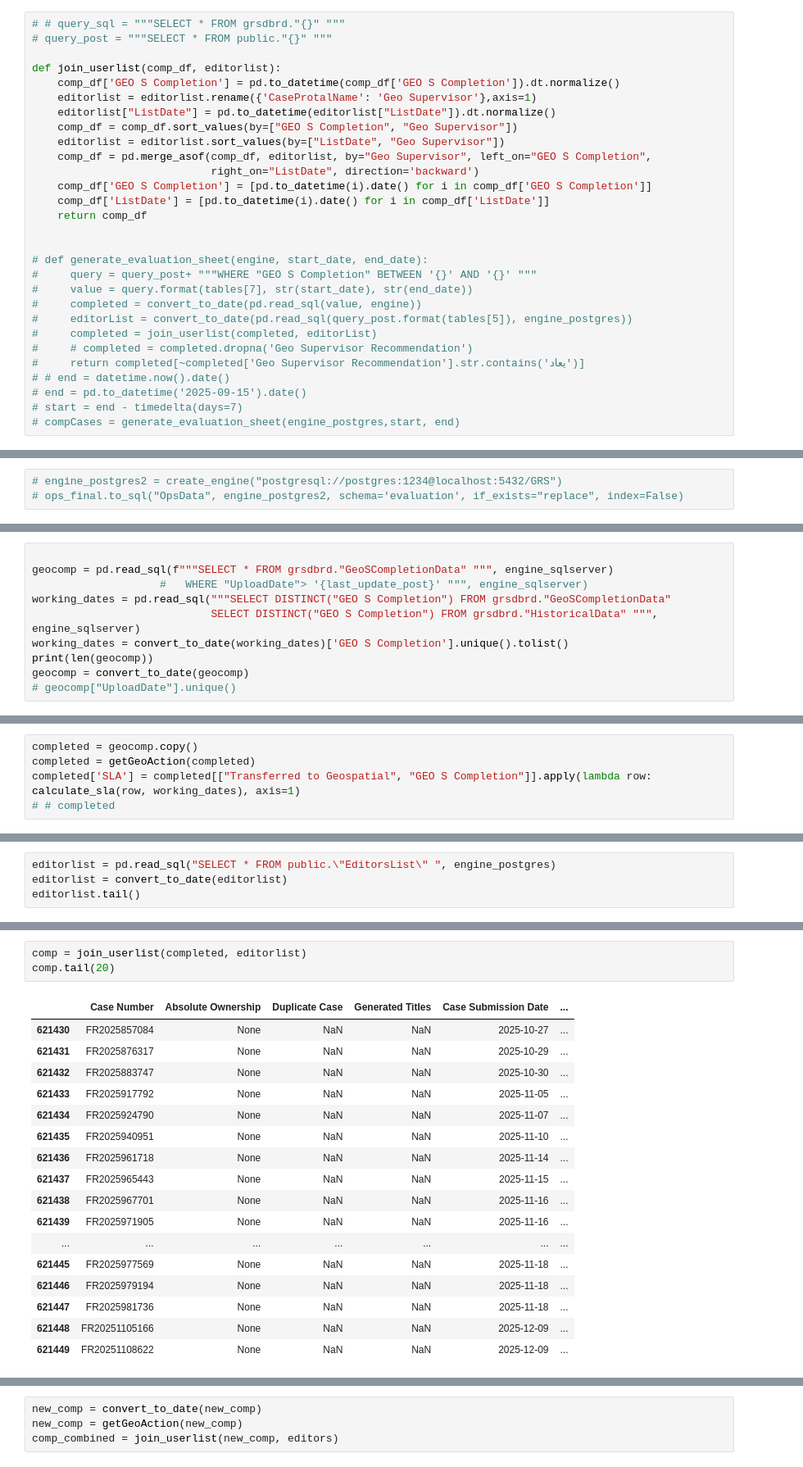
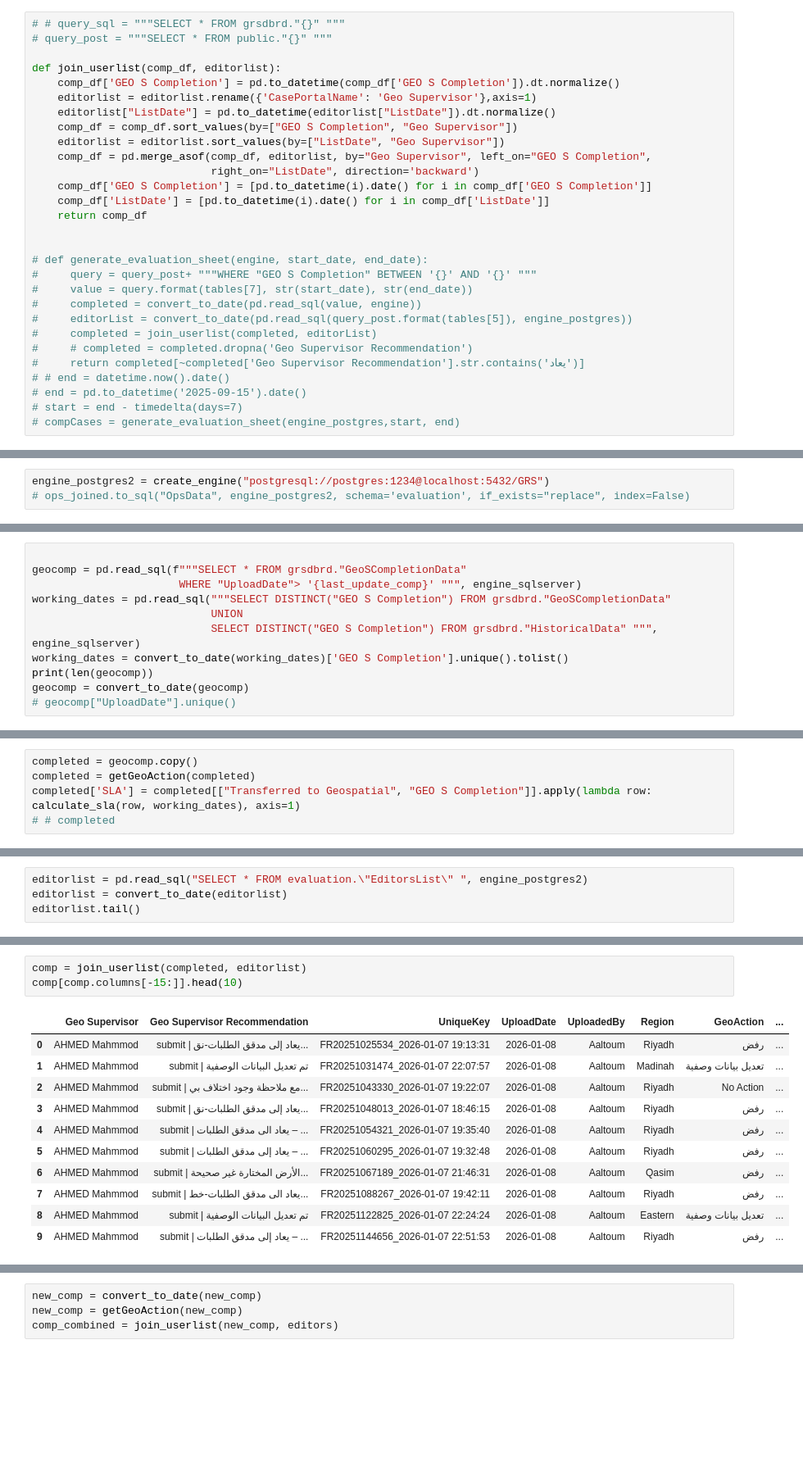
Before and after one commit to AymanSD/Editors-Evaluation, a Jupyter notebook: Evaluation.ipynb, the cells around one changed output, grey strips where cells are left out. Shown at 82% size. Cells and saved outputs as stored; diff of their text form; blank space fills up the shorter version.

```diff
--- a/Evaluation.ipynb
+++ b/Evaluation.ipynb
@@ -225,7 +200,7 @@ tables = ['ApprovedCases', 'CR_Current', 'CR_Data', 'ClassificationData', 'Curre
 
 def join_userlist(comp_df, editorlist):
     comp_df['GEO S Completion'] = pd.to_datetime(comp_df['GEO S Completion']).dt.normalize()
-    editorlist = editorlist.rename({'CaseProtalName': 'Geo Supervisor'},axis=1)
+    editorlist = editorlist.rename({'CasePortalName': 'Geo Supervisor'},axis=1)
     editorlist["ListDate"] = pd.to_datetime(editorlist["ListDate"]).dt.normalize()
     comp_df = comp_df.sort_values(by=["GEO S Completion", "Geo Supervisor"])
     editorlist = editorlist.sort_values(by=["ListDate", "Geo Supervisor"])
@@ -293,3 +437,3 @@ admins.to_sql("Administrator", engine_postgres, schema='evaluation', if_exists='
 # %%
-# engine_postgres2 = create_engine("postgresql://postgres:1234@localhost:5432/GRS")
-# ops_final.to_sql("OpsData", engine_postgres2, schema='evaluation', if_exists="replace", index=False)
+engine_postgres2 = create_engine("postgresql://postgres:1234@localhost:5432/GRS")
+# ops_joined.to_sql("OpsData", engine_postgres2, schema='evaluation', if_exists="replace", index=False)
@@ -305,8 +463,9 @@ print(last_update_sql) #last_update_post,
 # %%
 
-geocomp = pd.read_sql(f"""SELECT * FROM grsdbrd."GeoSCompletionData" """, engine_sqlserver)
-                    #   WHERE "UploadDate"> '{last_update_post}' """, engine_sqlserver)
+geocomp = pd.read_sql(f"""SELECT * FROM grsdbrd."GeoSCompletionData"
+                       WHERE "UploadDate"> '{last_update_comp}' """, engine_sqlserver)
 working_dates = pd.read_sql("""SELECT DISTINCT("GEO S Completion") FROM grsdbrd."GeoSCompletionData"
+                            UNION
                             SELECT DISTINCT("GEO S Completion") FROM grsdbrd."HistoricalData" """, engine_sqlserver)
 working_dates = convert_to_date(working_dates)['GEO S Completion'].unique().tolist()
 print(len(geocomp))
@@ -342,5 +486,5 @@ completed[completed.columns[-10:]].head(20)
 # %%
-editorlist = pd.read_sql("SELECT * FROM public.\"EditorsList\" ", engine_postgres)
+editorlist = pd.read_sql("SELECT * FROM evaluation.\"EditorsList\" ", engine_postgres2)
 editorlist = convert_to_date(editorlist)
 editorlist.tail()
 # %% [output]
@@ -373,21 +497,15 @@ editorlist[editorlist.CaseProtalName == 'Null']
 # %%
 comp = join_userlist(completed, editorlist)
-comp.tail(20)
+comp[comp.columns[-15:]].head(10)
 # %% [output]
-|  | Case Number | Absolute Ownership | Duplicate Case | Generated Titles | Case Submission Date | ... |
-| 621430 | FR2025857084 | None | NaN | NaN | 2025-10-27 | ... |
-| 621431 | FR2025876317 | None | NaN | NaN | 2025-10-29 | ... |
-| 621432 | FR2025883747 | None | NaN | NaN | 2025-10-30 | ... |
-| 621433 | FR2025917792 | None | NaN | NaN | 2025-11-05 | ... |
-| 621434 | FR2025924790 | None | NaN | NaN | 2025-11-07 | ... |
-| 621435 | FR2025940951 | None | NaN | NaN | 2025-11-10 | ... |
-| 621436 | FR2025961718 | None | NaN | NaN | 2025-11-14 | ... |
-| 621437 | FR2025965443 | None | NaN | NaN | 2025-11-15 | ... |
-| 621438 | FR2025967701 | None | NaN | NaN | 2025-11-16 | ... |
-| 621439 | FR2025971905 | None | NaN | NaN | 2025-11-16 | ... |
-| ... | ... | ... | ... | ... | ... | ... |
-| 621445 | FR2025977569 | None | NaN | NaN | 2025-11-18 | ... |
-| 621446 | FR2025979194 | None | NaN | NaN | 2025-11-18 | ... |
-| 621447 | FR2025981736 | None | NaN | NaN | 2025-11-18 | ... |
-| 621448 | FR20251105166 | None | NaN | NaN | 2025-12-09 | ... |
-| 621449 | FR20251108622 | None | NaN | NaN | 2025-12-09 | ... |
+|  | Geo Supervisor | Geo Supervisor Recommendation | UniqueKey | UploadDate | UploadedBy | Region | GeoAction | ... |
+| 0 | AHMED Mahmmod | submit | يعاد إلى مدقق الطلبات‑نق... | FR20251025534_2026-01-07 19:13:31 | 2026-01-08 | Aaltoum | Riyadh | رفض | ... |
+| 1 | AHMED Mahmmod | submit | تم تعديل البيانات الوصفية | FR20251031474_2026-01-07 22:07:57 | 2026-01-08 | Aaltoum | Madinah | تعديل بيانات وصفية | ... |
+| 2 | AHMED Mahmmod | submit | مع ملاحظة وجود اختلاف بي... | FR20251043330_2026-01-07 19:22:07 | 2026-01-08 | Aaltoum | Riyadh | No Action | ... |
+| 3 | AHMED Mahmmod | submit | يعاد إلى مدقق الطلبات‑نق... | FR20251048013_2026-01-07 18:46:15 | 2026-01-08 | Aaltoum | Riyadh | رفض | ... |
+| 4 | AHMED Mahmmod | submit | يعاد الى مدقق الطلبات – ... | FR20251054321_2026-01-07 19:35:40 | 2026-01-08 | Aaltoum | Riyadh | رفض | ... |
+| 5 | AHMED Mahmmod | submit | يعاد إلى مدقق الطلبات – ... | FR20251060295_2026-01-07 19:32:48 | 2026-01-08 | Aaltoum | Riyadh | رفض | ... |
+| 6 | AHMED Mahmmod | submit | الأرض المختارة غير صحيحة... | FR20251067189_2026-01-07 21:46:31 | 2026-01-08 | Aaltoum | Qasim | رفض | ... |
+| 7 | AHMED Mahmmod | submit | يعاد الى مدقق الطلبات-خط... | FR20251088267_2026-01-07 19:42:11 | 2026-01-08 | Aaltoum | Riyadh | رفض | ... |
+| 8 | AHMED Mahmmod | submit | تم تعديل البيانات الوصفية | FR20251122825_2026-01-07 22:24:24 | 2026-01-08 | Aaltoum | Eastern | تعديل بيانات وصفية | ... |
+| 9 | AHMED Mahmmod | submit | يعاد إلى مدقق الطلبات – ... | FR20251144656_2026-01-07 22:51:53 | 2026-01-08 | Aaltoum | Riyadh | رفض | ... |
```
Also changed, not shown: parts of 50 cells of this notebook, 9 other files.
